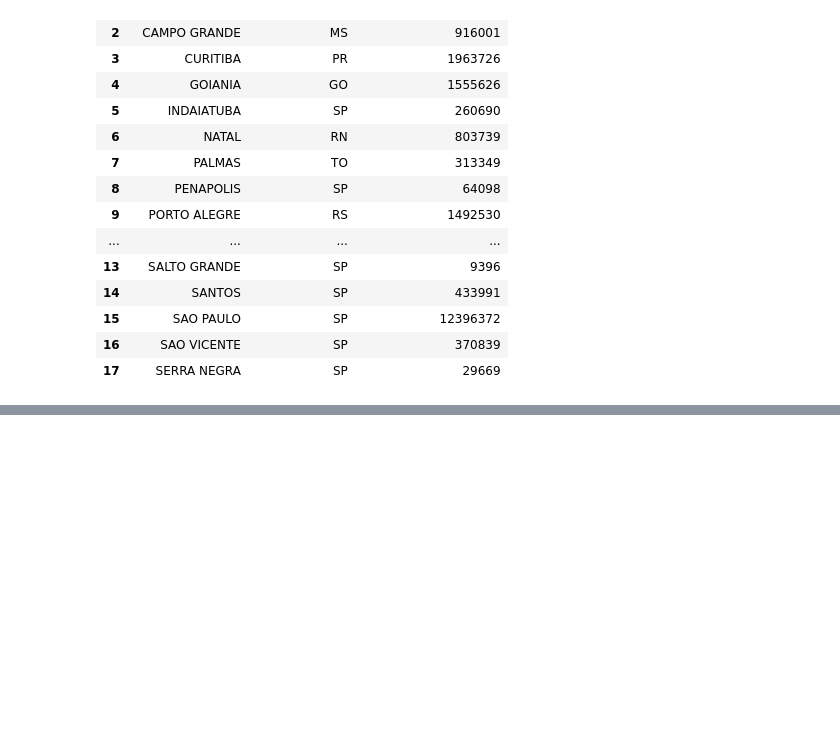
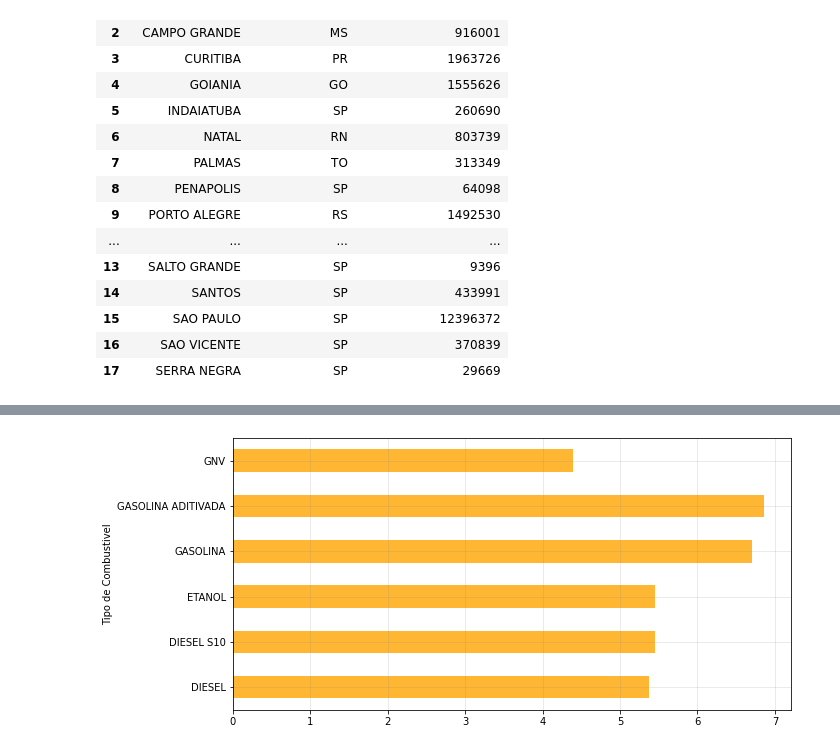
Before and after one commit to GitHub-Guilherme/Curso-Extensao-Python-Pandas, a Jupyter notebook: Segundo_exemplo_em_Python_Pandas.ipynb, the cells around one changed output, grey strips where cells are left out. Saved outputs shown, nothing was run; the diff lists cells and outputs as text; code cells hidden in the pictures; blank space fills up the shorter version.

```diff
--- a/Segundo_exemplo_em_Python_Pandas.ipynb
+++ b/Segundo_exemplo_em_Python_Pandas.ipynb
@@ -296,0 +340,4 @@ KeyError: ignored
+# %%
+#Segundo gráfico
+c_mean = combustiveis_df['Valor de Venda'].groupby(by=combustiveis_df['Produto']).mean()
+display(c_mean)
@@ -296,0 +353,21 @@ KeyError: ignored
+# %%
+#Definindo área do gráfico
+
+plt.figure(figsize=(10,5))
+c_mean.plot(
+    kind="barh",
+    xlabel="Tipo de Combustivel",
+    ylabel="R$/ Litro",
+    color = "orange",
+    alpha=0.8 #transparencia das barras
+
+)
+
+#Exibe o grid
+plt.grid(alpha=0.2, color="gray")
+
+
+#Exibe
+plt.show()
+# %% [output]
+[figure, added]
```
Also changed, not shown: parts of 13 cells of this notebook.
